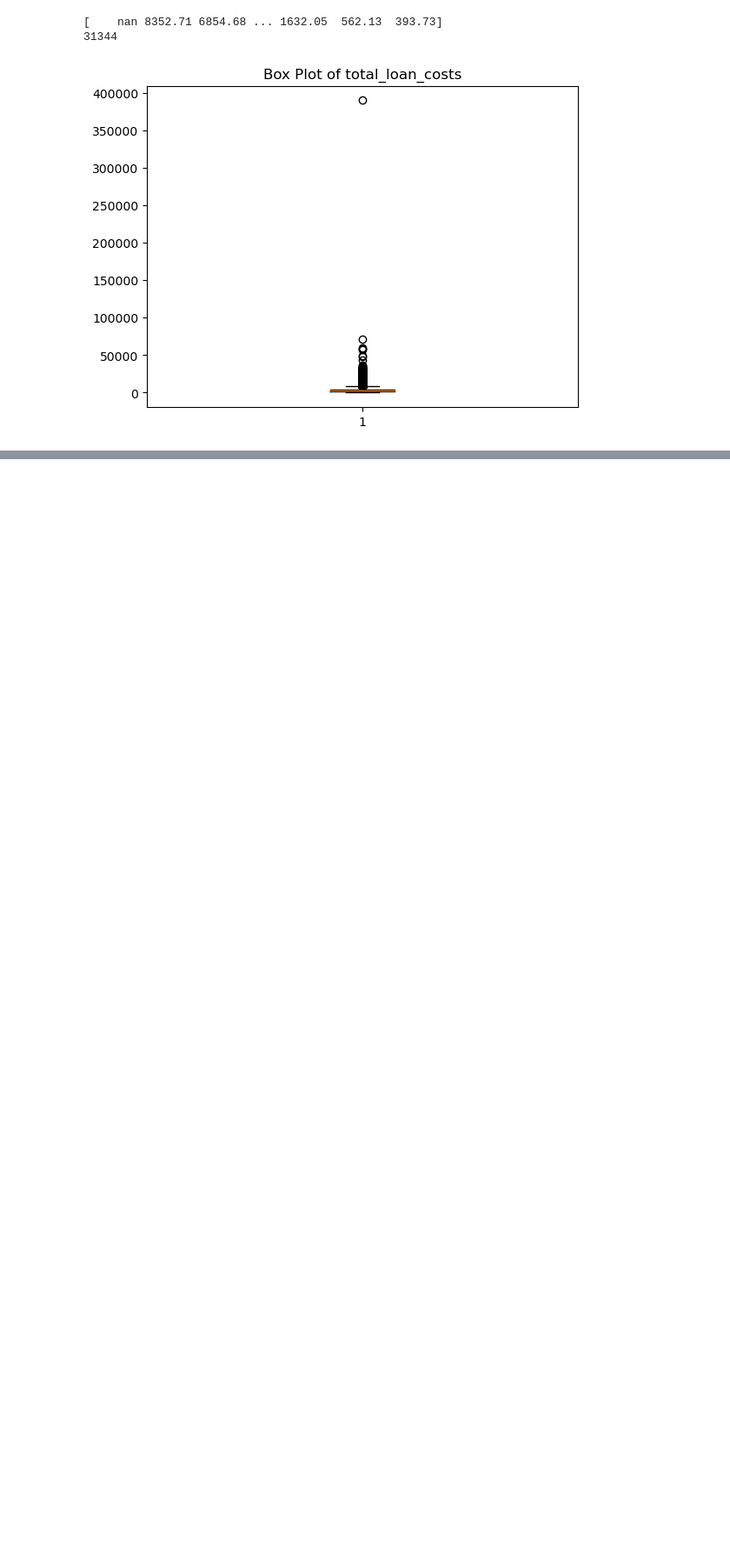
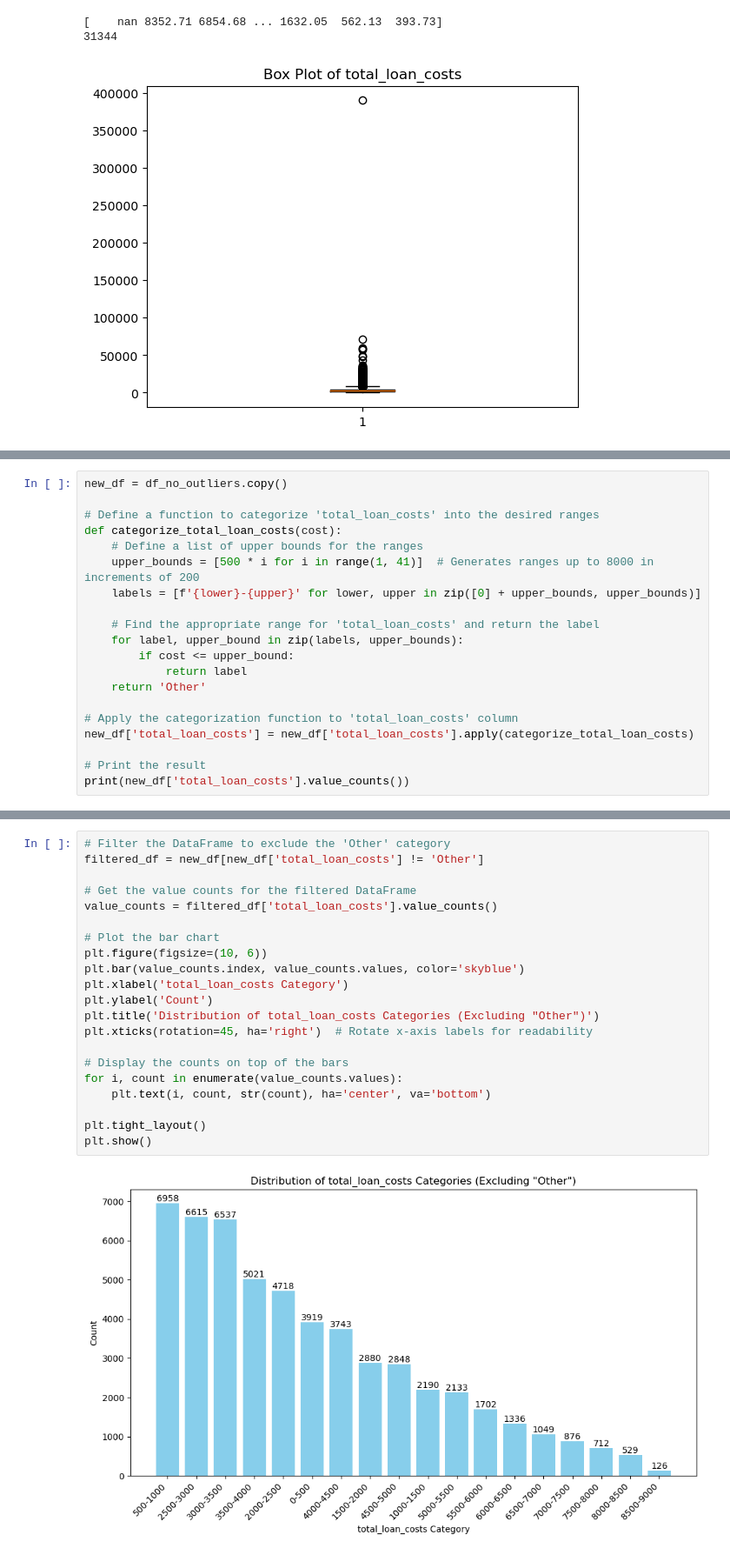
Before and after one commit to aschera/credit_risk_predictor, a Jupyter notebook: notebooks/Christinas/EDA_stepwise/7_total_loan_costs.ipynb, the cells around one changed output, grey strips where cells are left out. Shown at 87% size. Saved outputs shown, nothing was run; the diff lists cells and outputs as text; blank space fills up the shorter version.

```diff
--- a/notebooks/Christinas/EDA_stepwise/7_total_loan_costs.ipynb
+++ b/notebooks/Christinas/EDA_stepwise/7_total_loan_costs.ipynb
@@ -112,0 +228,20 @@ plt.show()
+# %%
+new_df = df_no_outliers.copy()
+
+# Define a function to categorize 'total_loan_costs' into the desired ranges
+def categorize_total_loan_costs(cost):
+    # Define a list of upper bounds for the ranges
+    upper_bounds = [500 * i for i in range(1, 41)]  # Generates ranges up to 8000 in increments of 200
+    labels = [f'{lower}-{upper}' for lower, upper in zip([0] + upper_bounds, upper_bounds)]
+
+    # Find the appropriate range for 'total_loan_costs' and return the label
+    for label, upper_bound in zip(labels, upper_bounds):
+        if cost <= upper_bound:
+            return label
+    return 'Other'
+
+# Apply the categorization function to 'total_loan_costs' column
+new_df['total_loan_costs'] = new_df['total_loan_costs'].apply(categorize_total_loan_costs)
+
+# Print the result
+print(new_df['total_loan_costs'].value_counts())
@@ -112,0 +269,23 @@ plt.show()
+# %%
+# Filter the DataFrame to exclude the 'Other' category
+filtered_df = new_df[new_df['total_loan_costs'] != 'Other']
+
+# Get the value counts for the filtered DataFrame
+value_counts = filtered_df['total_loan_costs'].value_counts()
+
+# Plot the bar chart
+plt.figure(figsize=(10, 6))
+plt.bar(value_counts.index, value_counts.values, color='skyblue')
+plt.xlabel('total_loan_costs Category')
+plt.ylabel('Count')
+plt.title('Distribution of total_loan_costs Categories (Excluding "Other")')
+plt.xticks(rotation=45, ha='right')  # Rotate x-axis labels for readability
+
+# Display the counts on top of the bars
+for i, count in enumerate(value_counts.values):
+    plt.text(i, count, str(count), ha='center', va='bottom')
+
+plt.tight_layout()
+plt.show()
+# %% [output]
+[figure, added]
```
Also changed, not shown: parts of 15 cells of this notebook.
